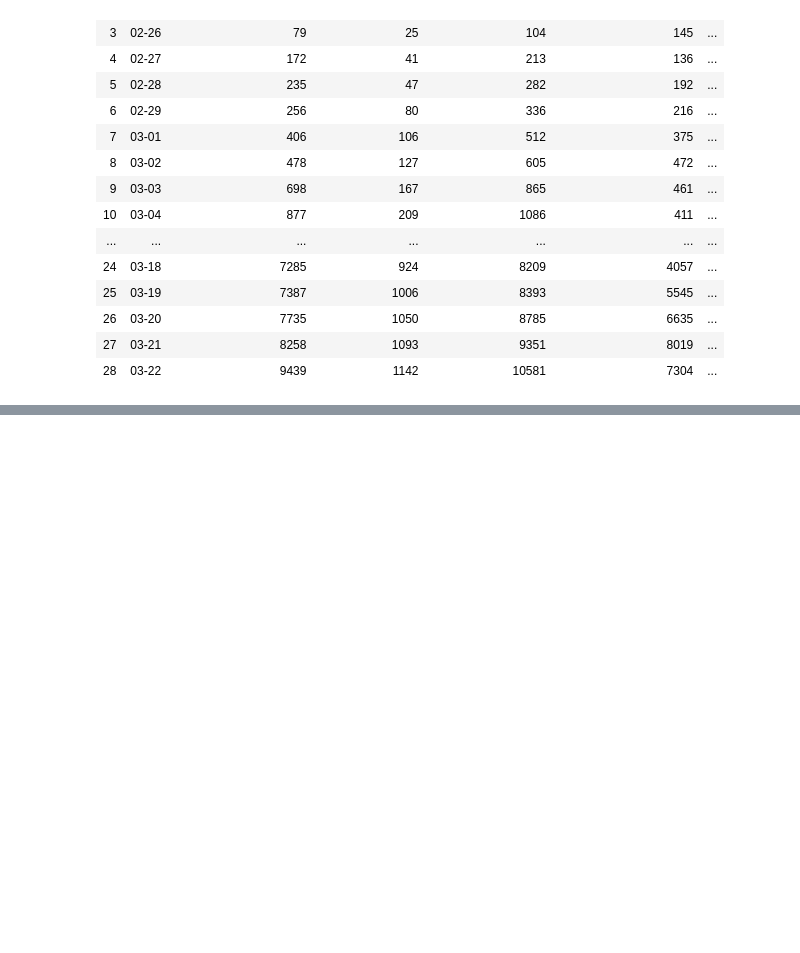
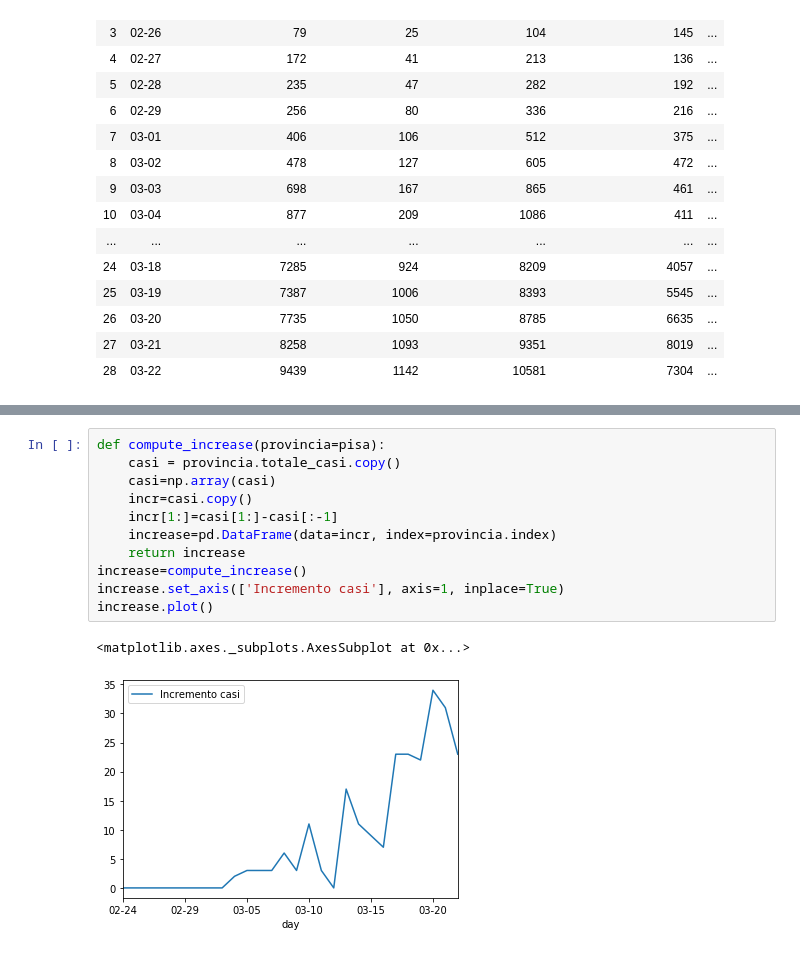
Before and after one commit to simonegiancola09/covid-19-Analysis, a Jupyter notebook: Covid.ipynb, the cells around one changed output, grey strips where cells are left out. Cells and saved outputs as stored; diff of their text form; blank space fills up the shorter version.

```diff
--- a/Covid.ipynb
+++ b/Covid.ipynb
@@ -268,0 +282,14 @@ get_giorno(regioni, "02-24")
+# %%
+def compute_increase(provincia=pisa):
+    casi = provincia.totale_casi.copy()
+    casi=np.array(casi)
+    incr=casi.copy()
+    incr[1:]=casi[1:]-casi[:-1]
+    increase=pd.DataFrame(data=incr, index=provincia.index)
+    return increase
+increase=compute_increase()
+increase.set_axis(['Incremento casi'], axis=1, inplace=True)
+increase.plot()
+# %% [output]
+<matplotlib.axes._subplots.AxesSubplot at 0x...>
+[figure, added]
```
Also changed, not shown: parts of 7 cells of this notebook.
